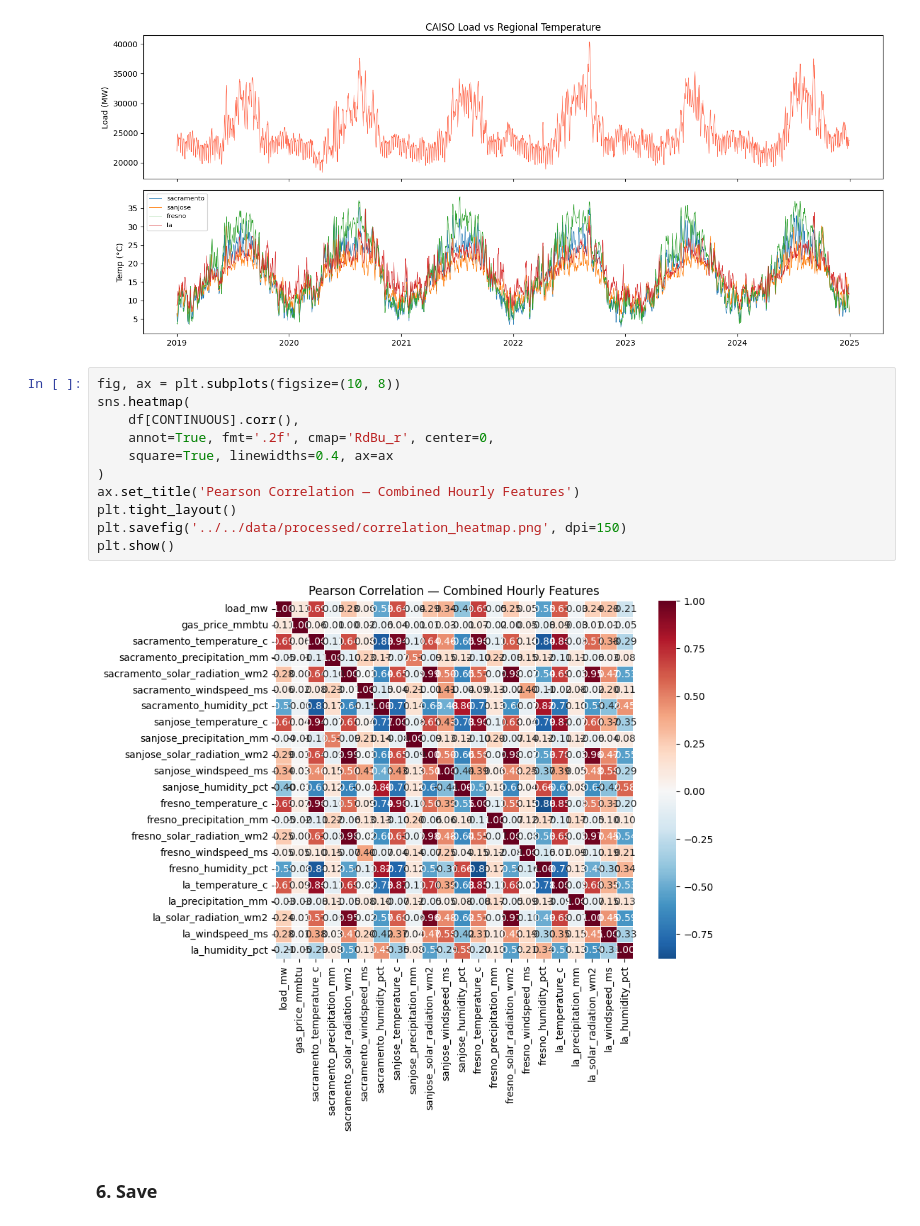
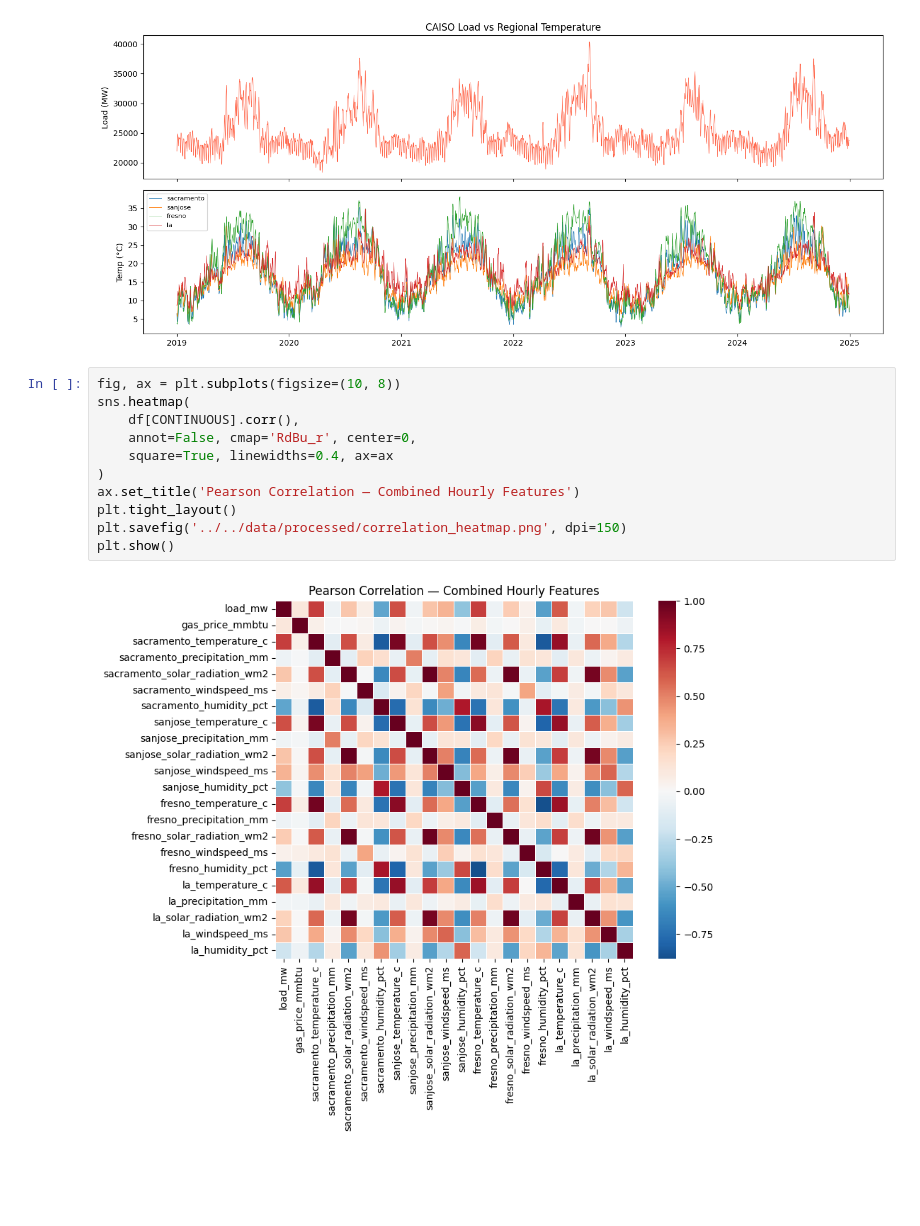
Before and after one commit to ianlundeen/SmartGridSystems, a Jupyter notebook: src/data_access/cleanCombine_regional.ipynb, the cells around one changed output. Cells and saved outputs as stored; diff of their text form; blank space fills up the shorter version.

```diff
--- a/src/data_access/cleanCombine_regional.ipynb
+++ b/src/data_access/cleanCombine_regional.ipynb
@@ -102,17 +63,15 @@ plt.show()
 # %%
 fig, ax = plt.subplots(figsize=(10, 8))
 sns.heatmap(
     df[CONTINUOUS].corr(),
-    annot=True, fmt='.2f', cmap='RdBu_r', center=0,
+    annot=False, cmap='RdBu_r', center=0,
     square=True, linewidths=0.4, ax=ax
 )
 ax.set_title('Pearson Correlation — Combined Hourly Features')
 plt.tight_layout()
 plt.savefig('../../data/processed/correlation_heatmap.png', dpi=150)
 plt.show()
 # %% [output]
-[figure, old version]
+[figure, new version]
-# %% [markdown]
-### 6. Save
 # %%
 df.to_csv(OUT)
```
Also changed, not shown: parts of 9 cells of this notebook, 25 other files.
